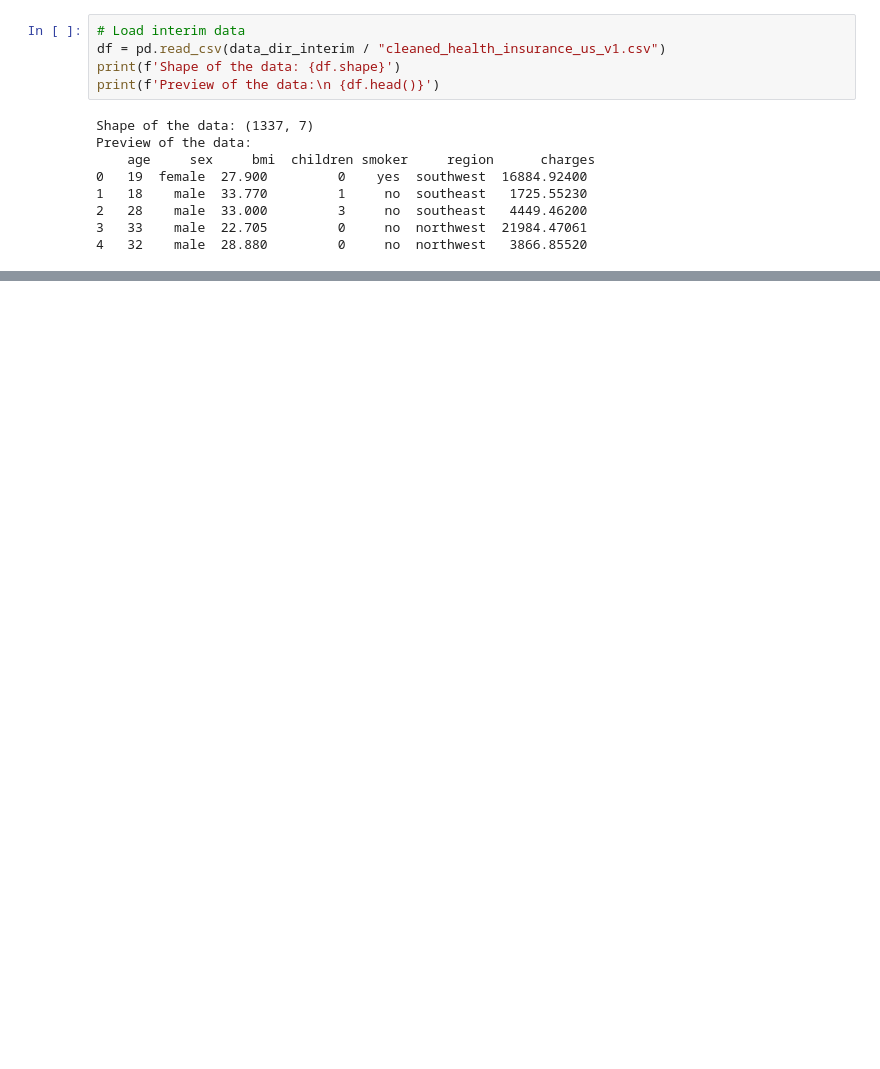
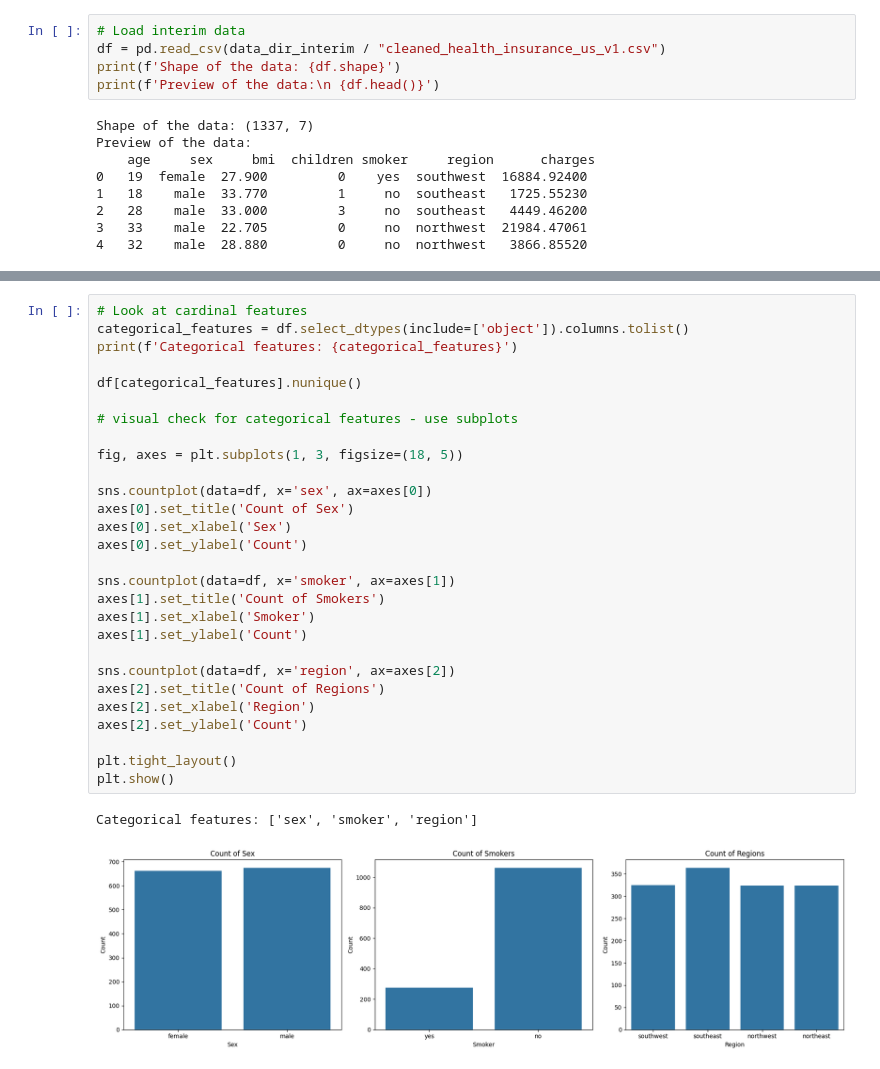
Before and after one commit to Shuaib-8/MLOps-Health-Insurance-Project, a Jupyter notebook: notebooks/02_eda.ipynb, the cells around one changed output, grey strips where cells are left out. Saved outputs shown, nothing was run; the diff lists cells and outputs as text; blank space fills up the shorter version.

```diff
--- a/notebooks/02_eda.ipynb
+++ b/notebooks/02_eda.ipynb
@@ -24,0 +69,31 @@ Preview of the data:
+# %%
+# Look at cardinal features
+categorical_features = df.select_dtypes(include=['object']).columns.tolist()
+print(f'Categorical features: {categorical_features}')
+
+df[categorical_features].nunique()
+
+# visual check for categorical features - use subplots
+
+fig, axes = plt.subplots(1, 3, figsize=(18, 5))
+
+sns.countplot(data=df, x='sex', ax=axes[0])
+axes[0].set_title('Count of Sex')
+axes[0].set_xlabel('Sex')
+axes[0].set_ylabel('Count')
+
+sns.countplot(data=df, x='smoker', ax=axes[1])
+axes[1].set_title('Count of Smokers')
+axes[1].set_xlabel('Smoker')
+axes[1].set_ylabel('Count')
+
+sns.countplot(data=df, x='region', ax=axes[2])
+axes[2].set_title('Count of Regions')
+axes[2].set_xlabel('Region')
+axes[2].set_ylabel('Count')
+
+plt.tight_layout()
+plt.show()
+# %% [output]
+Categorical features: ['sex', 'smoker', 'region']
+[figure, added]
```
Also changed, not shown: parts of 11 cells of this notebook.
